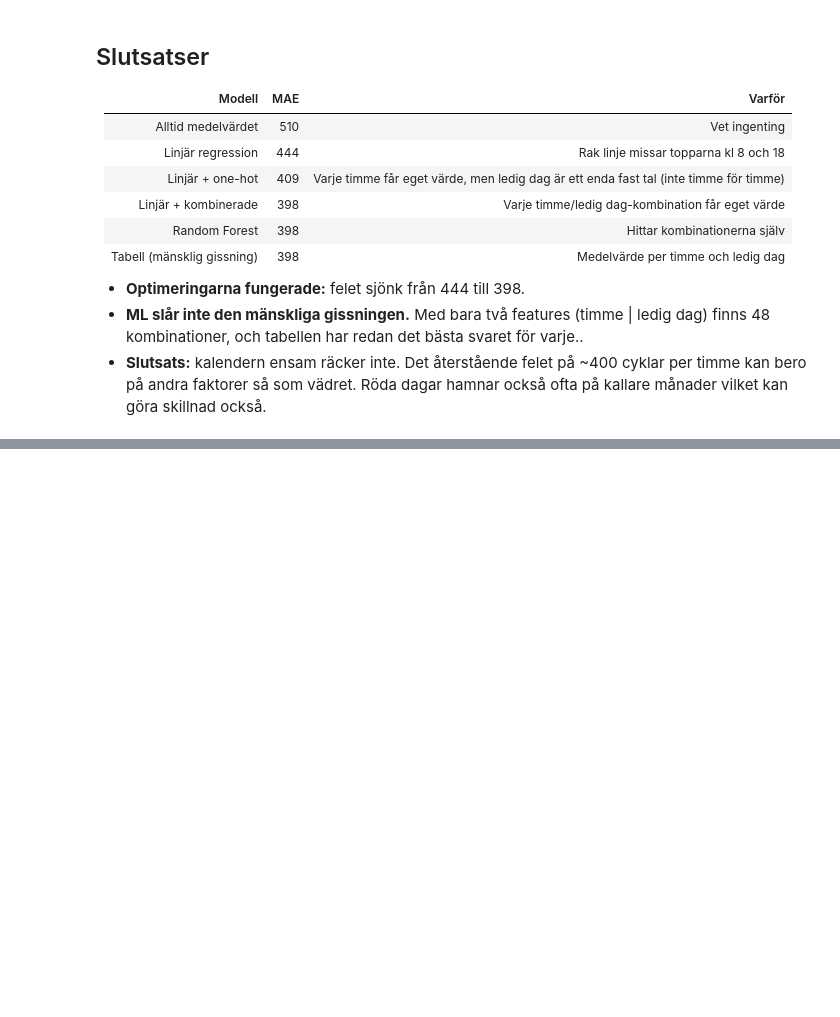
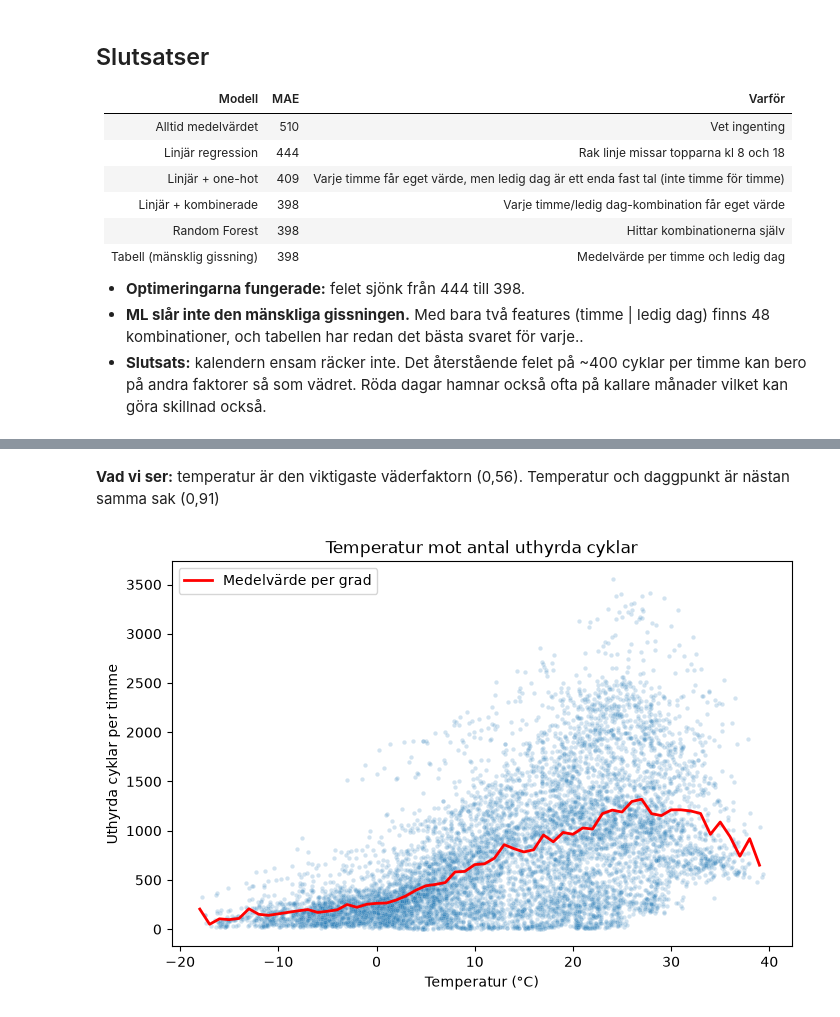
Before and after one commit to ThatMayBeTheCase/seoul-bike-demand, a Jupyter notebook: notebooks/Tider och dagar.ipynb, the cells around one changed output, grey strips where cells are left out. Cells and saved outputs as stored; diff of their text form; code cells hidden in the pictures; blank space fills up the shorter version.

```diff
--- a/notebooks/Tider och dagar.ipynb
+++ b/notebooks/Tider och dagar.ipynb
@@ -329,0 +359,18 @@ dtype: float64
+# %% [markdown]
+**Vad vi ser:** temperatur är den viktigaste väderfaktorn (0,56). Temperatur och daggpunkt är
+nästan samma sak (0,91)
+# %%
+medel_per_grad = df.groupby(df["Temperature(°C)"].round())[TARGET].mean()
+
+plt.figure(figsize=(8, 5))
+sns.scatterplot(data=df, x="Temperature(°C)", y=TARGET, alpha=0.2, s=10)
+
+plt.plot(medel_per_grad.index, medel_per_grad.values, color="red", linewidth=2, label="Medelvärde per grad")
+
+plt.title("Temperatur mot antal uthyrda cyklar")
+plt.xlabel("Temperatur (°C)")
+plt.ylabel("Uthyrda cyklar per timme")
+plt.legend()
+plt.show()
+# %% [output]
+[figure, added]
```
Also changed, not shown: parts of 28 cells of this notebook.
